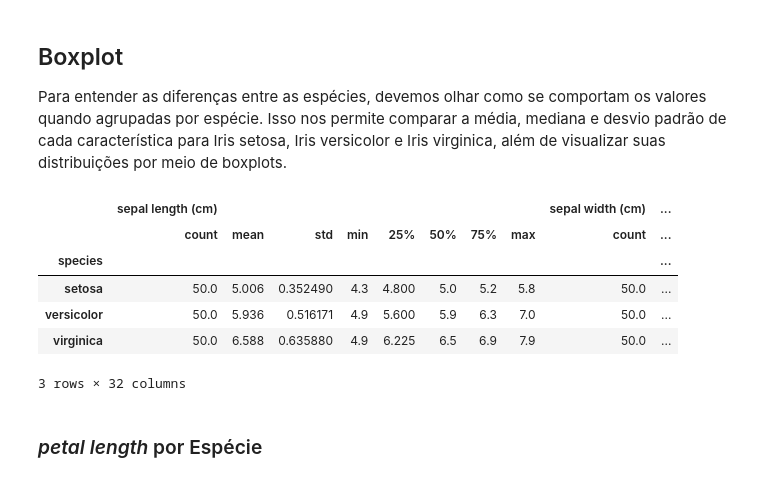
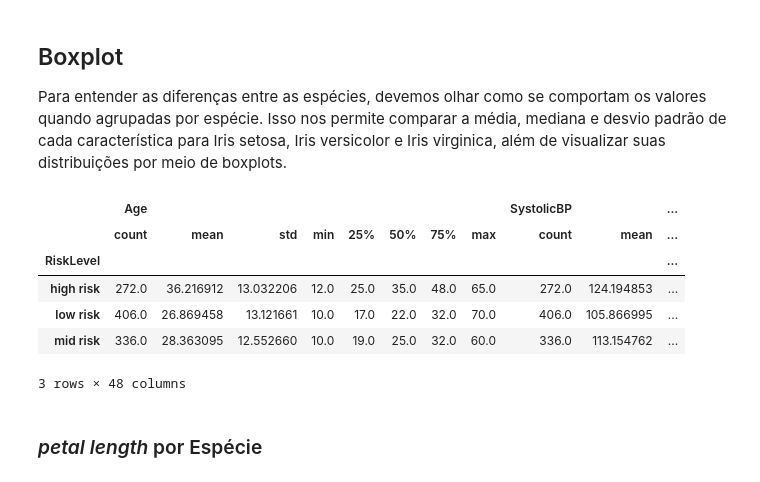
Before and after one commit to AlineFiori/MVP, a Jupyter notebook: Template_Análise_de_Dados_Pregnancy.ipynb, the cells around one changed output. Cells and saved outputs as stored; diff of their text form; code cells hidden in the pictures.

```diff
--- a/Template_Análise_de_Dados_Pregnancy.ipynb
+++ b/Template_Análise_de_Dados_Pregnancy.ipynb
@@ -179,30 +309,3 @@ O gráfico de barras evidencia que temos 03 categorias de riscos no dataset, sen
 - 'Alto Risco' com 272 registros
 
 As 03 categorias acima somadas totalizam 1.014 registros evidenciando que não temos categorias vazias (missing) no data set.
-# %%
-#Criar coluna 'Faixa_Etária_Risco' para classificar o risco também pela idade gestacional, sendo idades de risco: < 18 anos e > 35 anos
-
-# 1. Definir os Limites das Faixas Etárias (Bins)
-bins = [0, 19, 35, np.inf]
-
-# 2. Definir os Nomes das Categorias para Cada Faixa
-# IMPORTANTE: O número de rótulos DEVE ser IGUAL ao número de faixas (bins) MENOS 1.
-labels = ['0 - 18 (high risk)',
-          '19-34 (low risk)',
-          '>34 (high risk)']
-
-# 3. Usar pd.cut() para Criar a Nova Coluna 'Faixa_Etaria'
-# A nova coluna 'Faixa_Etaria' será adicionada DIRETAMENTE ao seu DataFrame 'Base'.
-Base['Faixa_Etaria_Risco'] = pd.cut(Base['Age'],
-                            bins=bins,
-                            labels=labels,
-                            right=True,         # O limite superior do bin é inclusivo (True)
-                            include_lowest=True) # O limite inferior do primeiro bin é inclusivo
-
-print("\nDataFrame com a nova coluna 'Faixa_Etaria':")
-print(Base)
-
-# Verifique a contagem de cada nova categoria
-print("\nContagem de Idades por Faixa Etária:")
-# Imprima a contagem da nova coluna no DataFrame 'Base'
-print(Base['Faixa_Etaria_Risco'].value_counts().sort_index()) # sort_index() para ordenar as faixas
@@ -239,15 +311,0 @@ Name: count, dtype: int64
-# %%
-# --- Corrigindo a Criação da Coluna 'Status_IdadeGestacional' ---
-# Se 'Age' for < 18 OU 'Age' for > 34, 'Status_IdadeGestacional' será 'Risco'.
-# Caso contrário, será 'Estável'.
-Base['Status_IdadeGestacional'] = np.where(
-    (Base['Age'] < 18) | (Base['Age'] > 34), # Use parênteses para agrupar as condições e '|' para 'OU'
-    'Risco',                                 # Valor se a condição combinada for Verdadeira
-    'Estável'                                # Valor se a condição combinada for Falsa
-)
-
-print("\nDataFrame com a nova coluna 'Status_IdadeGestacional':")
-print(Base.head(7)) # Mostra mais linhas para ver os diferentes status
-
-print("\nContagem de valores em 'Status_IdadeGestacional':")
-print(Base['Status_IdadeGestacional'].value_counts())
@@ -368,15 +494,15 @@ Quais impressões você tem sobre a distribuição do atributo 'sepal width'?
 Para entender as diferenças entre as espécies, devemos olhar como se comportam os valores quando agrupadas por espécie. Isso nos permite comparar a média, mediana e desvio padrão de cada característica para Iris setosa, Iris versicolor e Iris virginica, além de visualizar suas distribuições por meio de boxplots.
 # %%
 # Estatísticas descritivas agrupadas por espécie
-df.groupby('species').describe()
+Base.groupby('RiskLevel').describe()
 # %% [output]
-|  | sepal length (cm) |  |  |  |  |  |  |  | sepal width (cm) | ... |
-|  | count | mean | std | min | 25% | 50% | 75% | max | count | ... |
-| species |  |  |  |  |  |  |  |  |  | ... |
-| setosa | 50.0 | 5.006 | 0.352490 | 4.3 | 4.800 | 5.0 | 5.2 | 5.8 | 50.0 | ... |
-| versicolor | 50.0 | 5.936 | 0.516171 | 4.9 | 5.600 | 5.9 | 6.3 | 7.0 | 50.0 | ... |
-| virginica | 50.0 | 6.588 | 0.635880 | 4.9 | 6.225 | 6.5 | 6.9 | 7.9 | 50.0 | ... |
+|  | Age |  |  |  |  |  |  |  | SystolicBP |  | ... |
+|  | count | mean | std | min | 25% | 50% | 75% | max | count | mean | ... |
+| RiskLevel |  |  |  |  |  |  |  |  |  |  | ... |
+| high risk | 272.0 | 36.216912 | 13.032206 | 12.0 | 25.0 | 35.0 | 48.0 | 65.0 | 272.0 | 124.194853 | ... |
+| low risk | 406.0 | 26.869458 | 13.121661 | 10.0 | 17.0 | 22.0 | 32.0 | 70.0 | 406.0 | 105.866995 | ... |
+| mid risk | 336.0 | 28.363095 | 12.552660 | 10.0 | 19.0 | 25.0 | 32.0 | 60.0 | 336.0 | 113.154762 | ... |
-3 rows × 32 columns
+3 rows × 48 columns
 # %% [markdown]
 ### *petal length* por Espécie
 # %%
```
Also changed, not shown: parts of 26 cells of this notebook.
